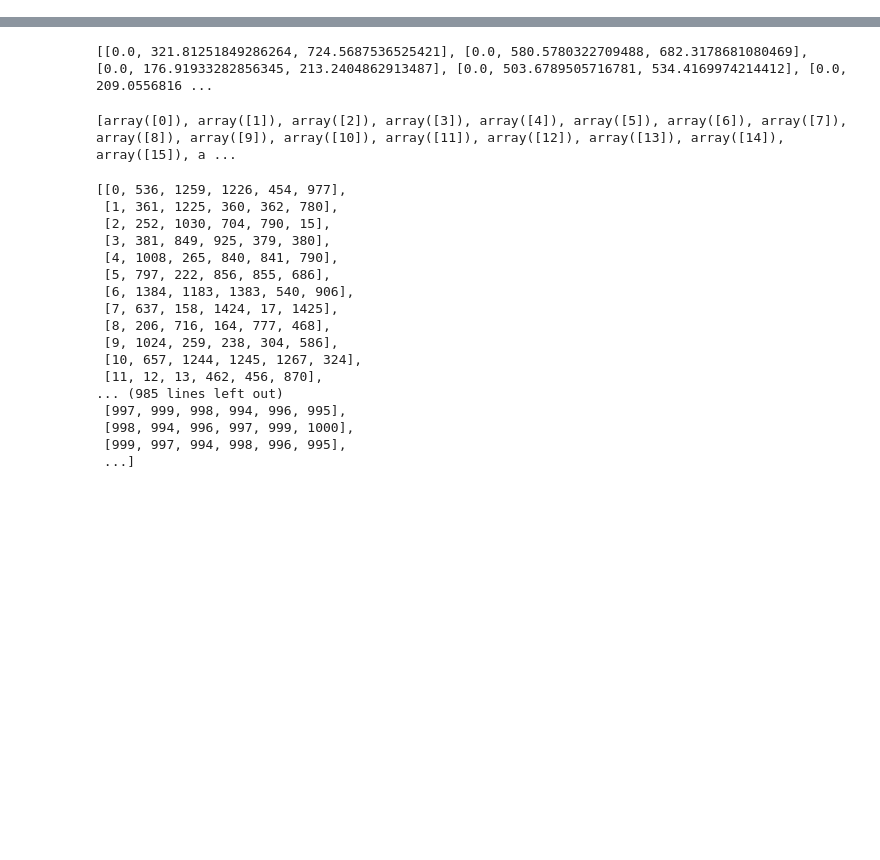
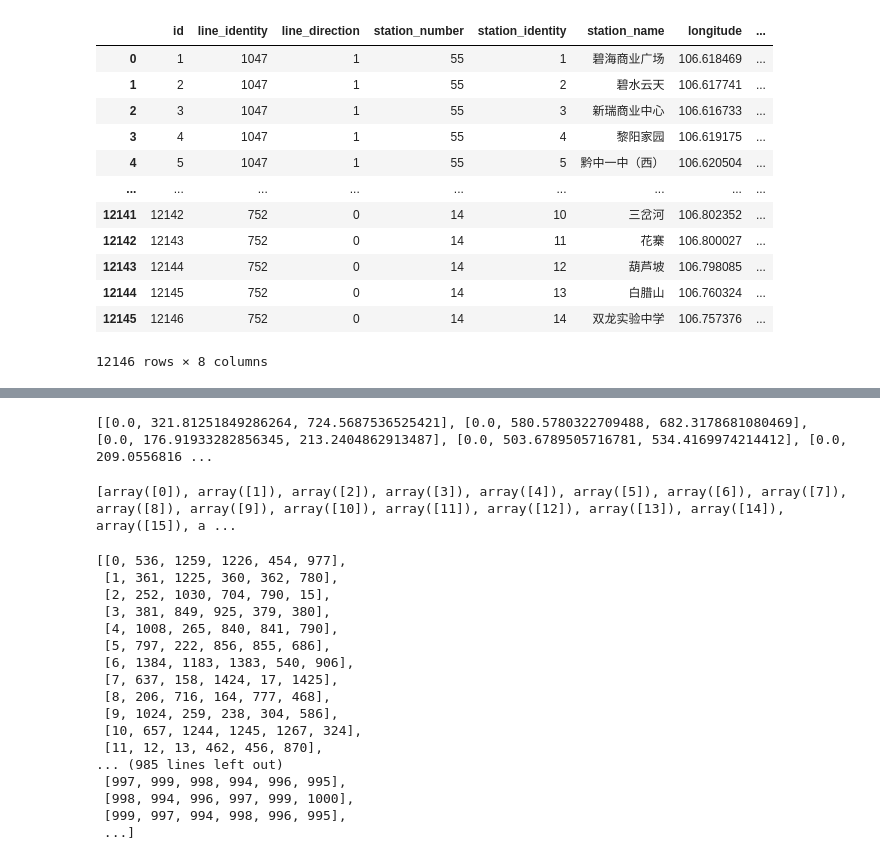
Before and after one commit to xmu-hph/mybus_cor, a Jupyter notebook: temp.ipynb, the cells around one changed output, grey strips where cells are left out. Drawn from its saved outputs; the diff is of its cells as text; code cells hidden in the pictures; blank space fills up the shorter version.

```diff
--- a/temp.ipynb
+++ b/temp.ipynb
@@ -17,0 +91,16 @@ bus_station_dataframe = pd.read_excel('公交数据.xlsx',sheet_name='站点数
+# %%
+bus_station_dataframe
+# %% [output]
+|  | id | line_identity | line_direction | station_number | station_identity | station_name | longitude | ... |
+| 0 | 1 | 1047 | 1 | 55 | 1 | 碧海商业广场 | 106.618469 | ... |
+| 1 | 2 | 1047 | 1 | 55 | 2 | 碧水云天 | 106.617741 | ... |
+| 2 | 3 | 1047 | 1 | 55 | 3 | 新瑞商业中心 | 106.616733 | ... |
+| 3 | 4 | 1047 | 1 | 55 | 4 | 黎阳家园 | 106.619175 | ... |
+| 4 | 5 | 1047 | 1 | 55 | 5 | 黔中一中（西） | 106.620504 | ... |
+| ... | ... | ... | ... | ... | ... | ... | ... | ... |
+| 12141 | 12142 | 752 | 0 | 14 | 10 | 三岔河 | 106.802352 | ... |
+| 12142 | 12143 | 752 | 0 | 14 | 11 | 花寨 | 106.800027 | ... |
+| 12143 | 12144 | 752 | 0 | 14 | 12 | 葫芦坡 | 106.798085 | ... |
+| 12144 | 12145 | 752 | 0 | 14 | 13 | 白腊山 | 106.760324 | ... |
+| 12145 | 12146 | 752 | 0 | 14 | 14 | 双龙实验中学 | 106.757376 | ... |
+12146 rows × 8 columns
```
Also changed, not shown: parts of 35 cells of this notebook, 4 other files.
